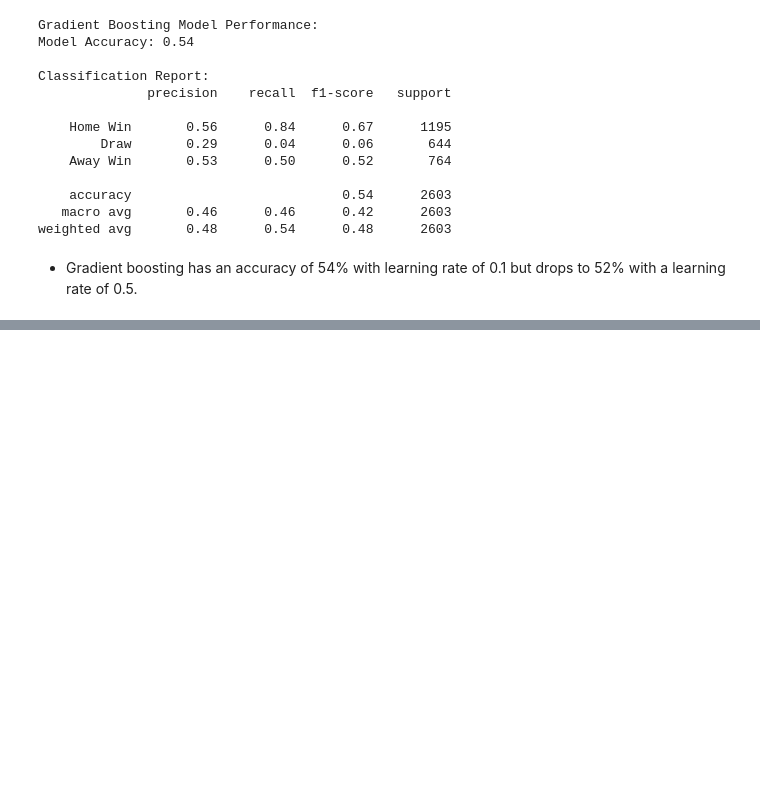
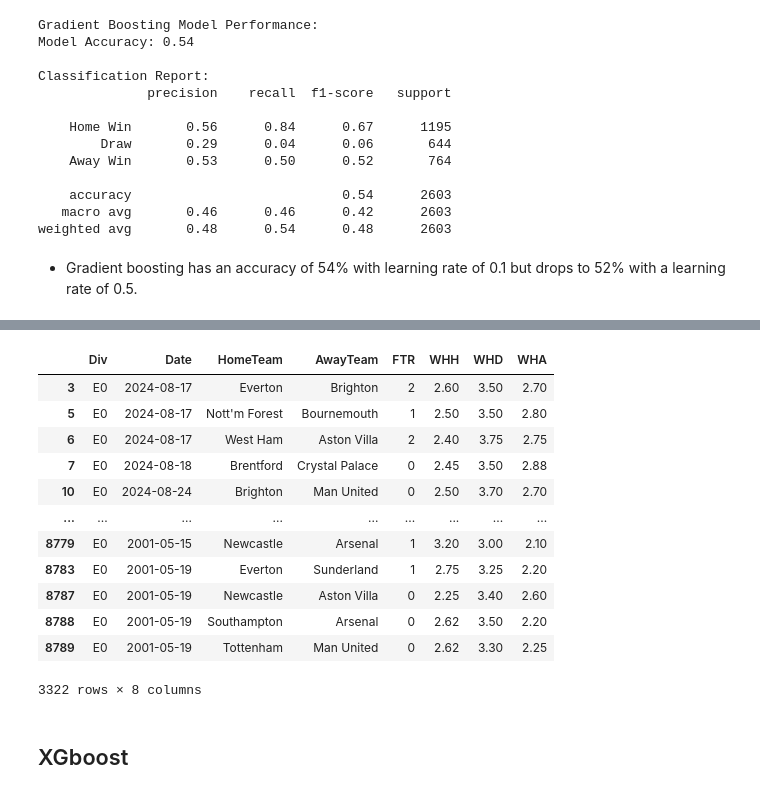
Before and after one commit to SirIan71/SIRIAN, a Jupyter notebook: odds_base_model.ipynb, the cells around one changed output, grey strips where cells are left out. Drawn from its saved outputs; the diff is of its cells as text; code cells hidden in the pictures; blank space fills up the shorter version.

Commit message:
using data that has close odds

```diff
--- a/odds_base_model.ipynb
+++ b/odds_base_model.ipynb
@@ -540,0 +615,18 @@ weighted avg       0.48      0.54      0.48      2603
+# %%
+# extract games that have close odds between home win and away win
+close_odds_df = df[(df['WHH'] > 2) & (df['WHA'] > 2)]
+close_odds_df
+# %% [output]
+|  | Div | Date | HomeTeam | AwayTeam | FTR | WHH | WHD | WHA |
+| 3 | E0 | 2024-08-17 | Everton | Brighton | 2 | 2.60 | 3.50 | 2.70 |
+| 5 | E0 | 2024-08-17 | Nott'm Forest | Bournemouth | 1 | 2.50 | 3.50 | 2.80 |
+| 6 | E0 | 2024-08-17 | West Ham | Aston Villa | 2 | 2.40 | 3.75 | 2.75 |
+| 7 | E0 | 2024-08-18 | Brentford | Crystal Palace | 0 | 2.45 | 3.50 | 2.88 |
+| 10 | E0 | 2024-08-24 | Brighton | Man United | 0 | 2.50 | 3.70 | 2.70 |
+| ... | ... | ... | ... | ... | ... | ... | ... | ... |
+| 8779 | E0 | 2001-05-15 | Newcastle | Arsenal | 1 | 3.20 | 3.00 | 2.10 |
+| 8783 | E0 | 2001-05-19 | Everton | Sunderland | 1 | 2.75 | 3.25 | 2.20 |
+| 8787 | E0 | 2001-05-19 | Newcastle | Aston Villa | 0 | 2.25 | 3.40 | 2.60 |
+| 8788 | E0 | 2001-05-19 | Southampton | Arsenal | 0 | 2.62 | 3.50 | 2.20 |
+| 8789 | E0 | 2001-05-19 | Tottenham | Man United | 0 | 2.62 | 3.30 | 2.25 |
+3322 rows × 8 columns
@@ -540,0 +656,2 @@ weighted avg       0.48      0.54      0.48      2603
+# %% [markdown]
+## XGboost
```
Also changed, not shown: parts of 12 cells of this notebook, 2 other files.
